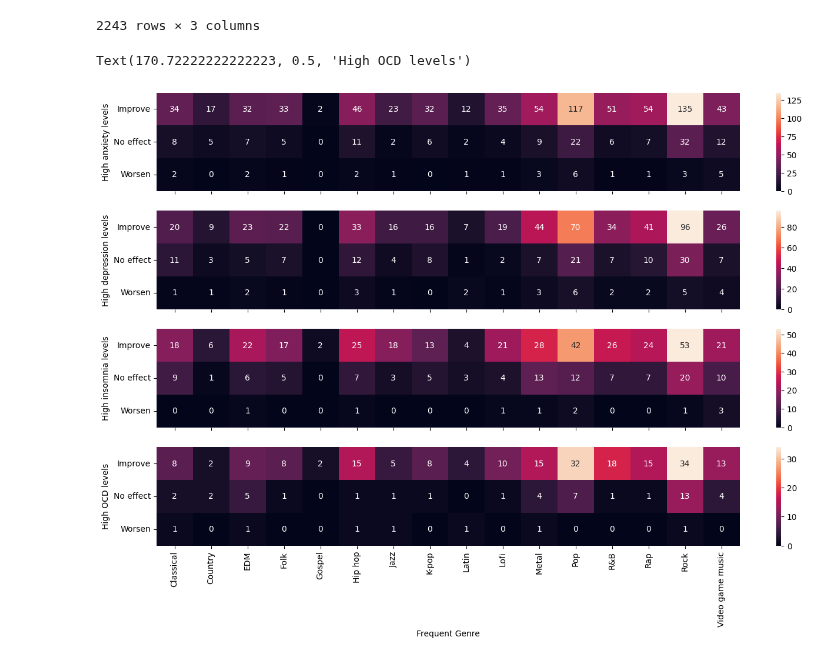
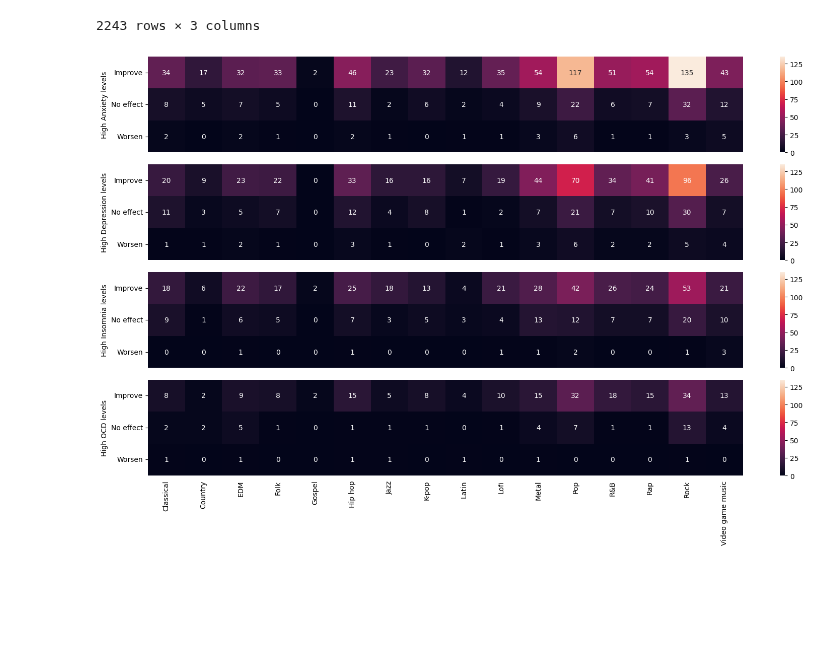
Before and after one commit to mlcuadra1/Mental-Health-x-Music-EDA, a Jupyter notebook: notebooks/Script 2 - EDA.ipynb, the cells around one changed output. Cells and saved outputs as stored; diff of their text form; code cells hidden in the pictures; blank space fills up the shorter version.

```diff
--- a/notebooks/Script 2 - EDA.ipynb
+++ b/notebooks/Script 2 - EDA.ipynb
@@ -475,29 +479,25 @@ def tally_cond_effect_genre(condition):
     cond_effect_genre_tally = cond_effect_genre_tally.reindex(columns=renamed_genre_list, fill_value=0)
 
     return cond_effect_genre_tally
-# %%
-fig, axs = plt.subplots(4, 1, figsize=(16,10), sharex=True)
-axs = axs.flatten()
-
-anxeffect_genre_tally = tally_cond_effect_genre('Anxiety')
-depeffect_genre_tally = tally_cond_effect_genre('Depression')
-inseffect_genre_tally = tally_cond_effect_genre('Insomnia')
-ocdeffect_genre_tally = tally_cond_effect_genre('OCD')
-
-sns.heatmap(anxeffect_genre_tally, annot=True, fmt='.3g', ax=axs[0])
-axs[0].set_xlabel('')
-axs[0].set_ylabel('High anxiety levels')
-
-sns.heatmap(depeffect_genre_tally, annot=True, fmt='.3g', ax=axs[1])
-axs[1].set_xlabel('')
-axs[1].set_ylabel('High depression levels')
-
-sns.heatmap(inseffect_genre_tally, annot=True, fmt='.3g', ax=axs[2])
-axs[2].set_xlabel('')
-axs[2].set_ylabel('High insomnia levels')
-
-sns.heatmap(ocdeffect_genre_tally, annot=True, fmt='.3g', ax=axs[3])
-axs[3].set_ylabel('High OCD levels')
-# %% [output]
-Text(170.72222222222223, 0.5, 'High OCD levels')
-[figure, removed]
+# %%
+fig, axs = plt.subplots(4, 1, figsize=(16,10), sharex=True)
+axs = axs.flatten()
+
+conditions = list(['Anxiety', 'Depression', 'Insomnia', 'OCD'])
+heatmaps = []
+local_max = []
+local_min = []
+
+for i, condition in enumerate(conditions):
+    effect_genre_tally = tally_cond_effect_genre(condition)
+    local_max.append(effect_genre_tally.values.max())
+    local_min.append(effect_genre_tally.values.min())
+    heatmap = sns.heatmap(effect_genre_tally, annot=True, fmt='.3g', ax=axs[i], vmin=min(local_min), vmax=max(local_max))
+    axs[i].set_xlabel('')
+    axs[i].set_ylabel('High ' + condition + ' levels')
+    axs[i].xaxis.set_ticks_position('none')
+    heatmaps.append(heatmap)
+
+plt.tight_layout()
+# %% [output]
+[figure, added]
```
Also changed, not shown: parts of 5 cells of this notebook.
